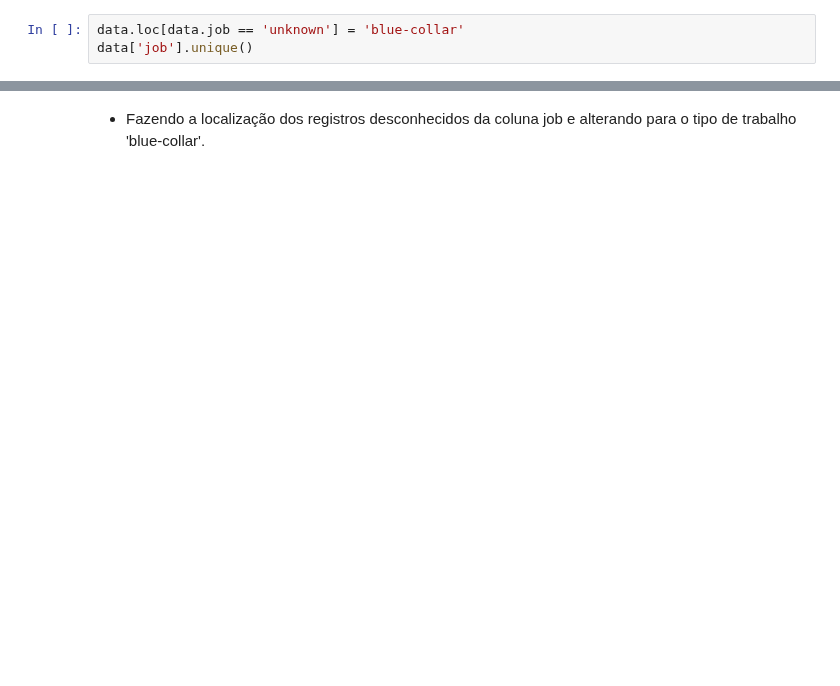
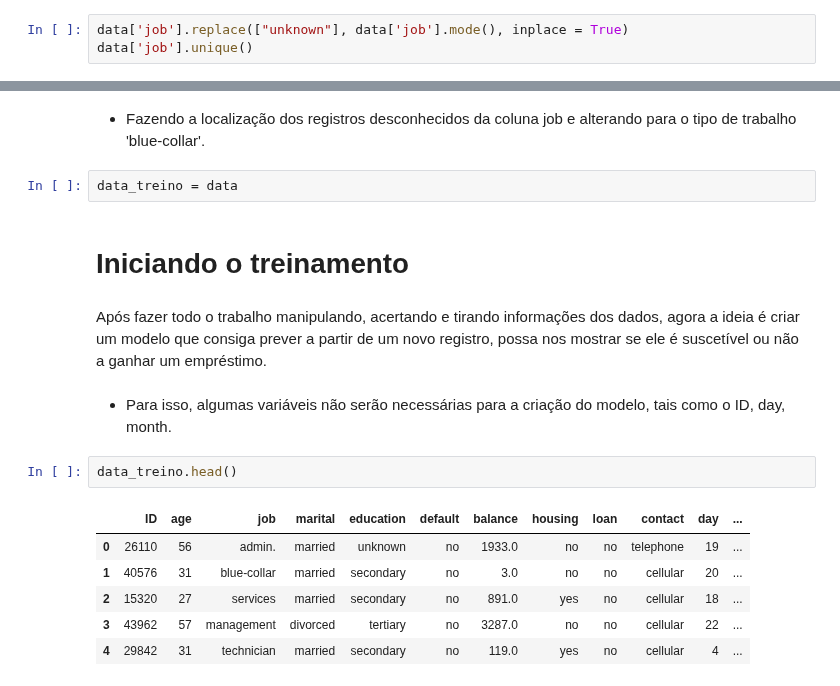
Before and after one commit to AyrtonCossuol/boston-test-dataset-analysis, a Jupyter notebook: mentoria_laborem/Modulo_2/Modulo_2.ipynb, the cells around one changed output, grey strips where cells are left out. Cells and saved outputs as stored; diff of their text form; blank space fills up the shorter version.

```diff
--- a/mentoria_laborem/Modulo_2/Modulo_2.ipynb
+++ b/mentoria_laborem/Modulo_2/Modulo_2.ipynb
@@ -320,5 +327,5 @@ Name: job, dtype: float64
 # %%
-data.loc[data.job == 'unknown'] = 'blue-collar'
+data['job'].replace(["unknown"], data['job'].mode(), inplace = True)
 data['job'].unique()
 # %% [output]
 array(['admin.', 'blue-collar', 'services', 'management', 'technician',
@@ -327,2 +338,19 @@ array(['admin.', 'blue-collar', 'services', 'management', 'technician',
 # %% [markdown]
 - Fazendo a localização dos registros desconhecidos da coluna job e alterando para o tipo de trabalho 'blue-collar'.
+# %%
+data_treino = data
+# %% [markdown]
+# Iniciando o treinamento
+# %% [markdown]
+Após fazer todo o trabalho manipulando, acertando e tirando informações dos dados, agora a ideia é criar um modelo que consiga prever a partir de um novo registro, possa nos mostrar se ele é suscetível ou não a ganhar um empréstimo.
+# %% [markdown]
+- Para isso, algumas variáveis não serão necessárias para a criação do modelo, tais como o ID, day, month.
+# %%
+data_treino.head()
+# %% [output]
+|  | ID | age | job | marital | education | default | balance | housing | loan | contact | day | ... |
+| 0 | 26110 | 56 | admin. | married | unknown | no | 1933.0 | no | no | telephone | 19 | ... |
+| 1 | 40576 | 31 | blue-collar | married | secondary | no | 3.0 | no | no | cellular | 20 | ... |
+| 2 | 15320 | 27 | services | married | secondary | no | 891.0 | yes | no | cellular | 18 | ... |
+| 3 | 43962 | 57 | management | divorced | tertiary | no | 3287.0 | no | no | cellular | 22 | ... |
+| 4 | 29842 | 31 | technician | married | secondary | no | 119.0 | yes | no | cellular | 4 | ... |
```
Also changed, not shown: parts of 15 cells of this notebook.
